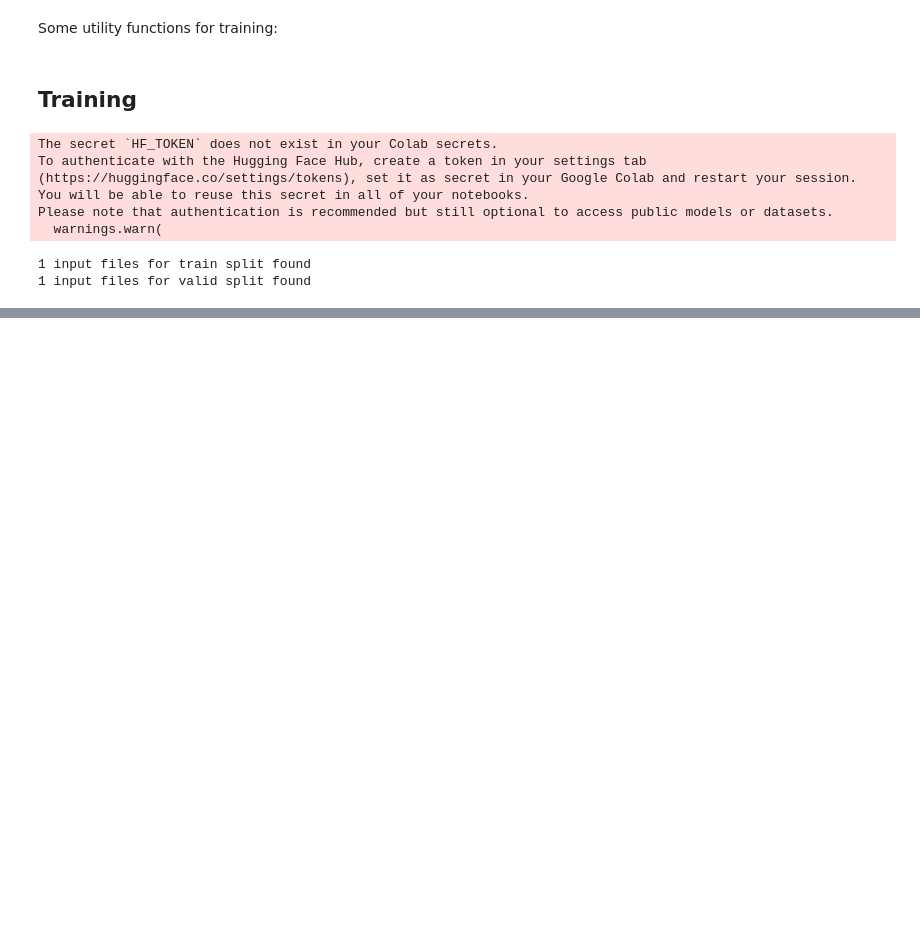
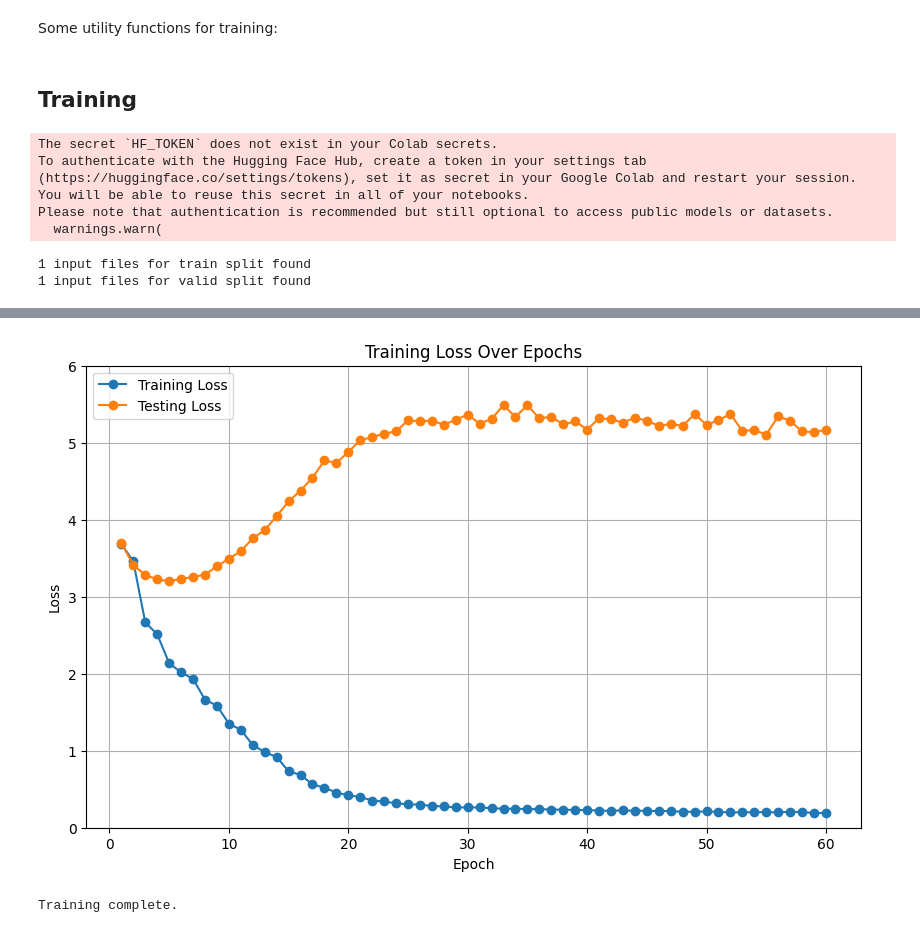
Before and after one commit to Linas987/RG, a Jupyter notebook: nbs/Finetuning_CLIP_with_HF_and_jax.ipynb, the cells around one changed output, grey strips where cells are left out. Drawn from its saved outputs; the diff is of its cells as text; code cells hidden in the pictures; blank space fills up the shorter version.

```diff
--- a/nbs/Finetuning_CLIP_with_HF_and_jax.ipynb
+++ b/nbs/Finetuning_CLIP_with_HF_and_jax.ipynb
@@ -283,7 +283,7 @@ class ImageAugmentationArguments:
     )
 # %%
 training_args = TrainingArguments(
-    output_dir = "./tmp/model1",
+    output_dir = "./tmp/model2",
     overwrite_output_dir = False,
     do_train = True,
     do_eval = True,
@@ -291,16 +291,16 @@ training_args = TrainingArguments(
     per_device_train_batch_size = 32,
     per_device_eval_batch_size = 32,
     gradient_accumulation_steps = 8,
-    learning_rate = 5e-05,
+    learning_rate = 5e-05,  #1.2254895409569144e-06,
     weight_decay = 0.1,
     adam_beta1 = 0.9,
     adam_beta2 = 0.98,
     adam_epsilon = 1e-06,
     max_grad_norm = 1.0,
-    num_train_epochs = 1,
+    num_train_epochs = 30,
     max_steps = -1,
     lr_scheduler_type = "linear",
-    warmup_ratio = 0.2,
+    warmup_ratio = 0.2,  #0,
     # warmup_steps = 0,
     logging_first_step = False,
     logging_steps = 50,
@@ -770,0 +783,17 @@ Step... (169 | Eval Loss: 3.135753870010376)
+# %%
+import matplotlib.pyplot as plt
+plt.figure(figsize=(10, 6))
+plt.plot(range(1, 60 + 1), epoch_losses_train, marker='o', label='Training Loss')
+plt.plot(range(1, 60 + 1), epoch_losses_eval, marker='o', label='Testing Loss')
+plt.xlabel('Epoch')
+plt.ylabel('Loss')
+plt.ylim(0, 6)
+plt.title('Training Loss Over Epochs')
+plt.legend()
+plt.grid(True)
+plt.show()
+
+print("Training complete.")
+# %% [output]
+[figure, added]
+Training complete.
```
Also changed, not shown: parts of 7 cells of this notebook.
